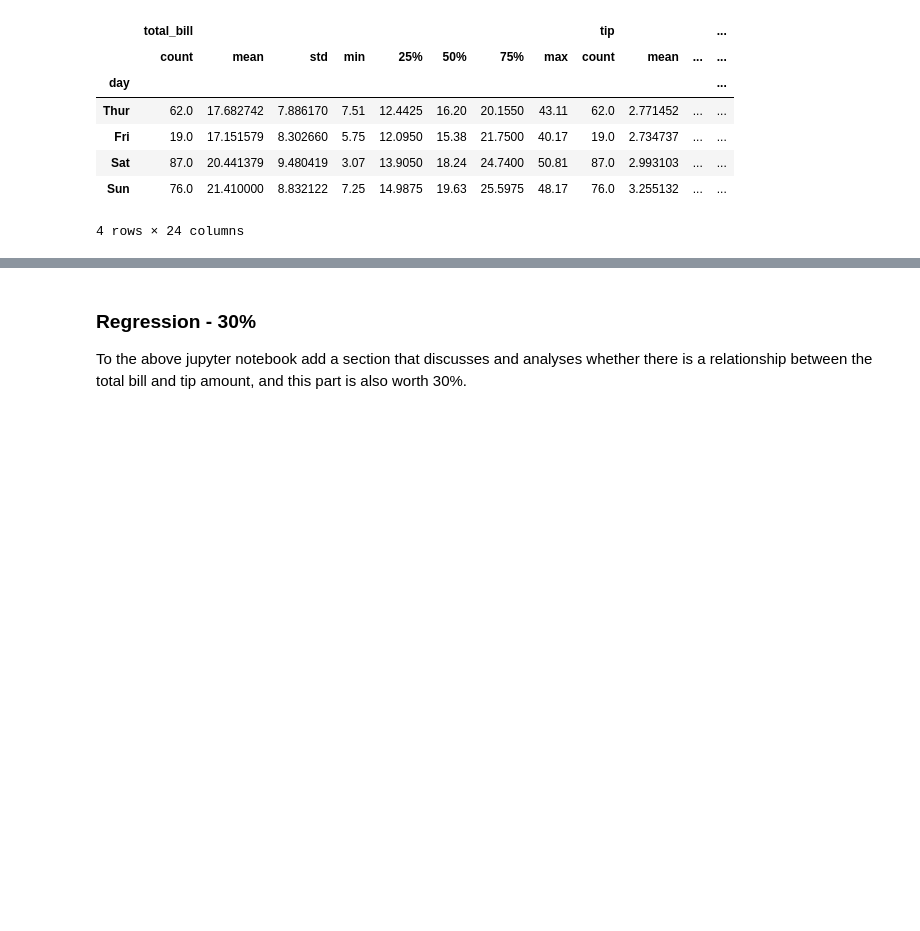
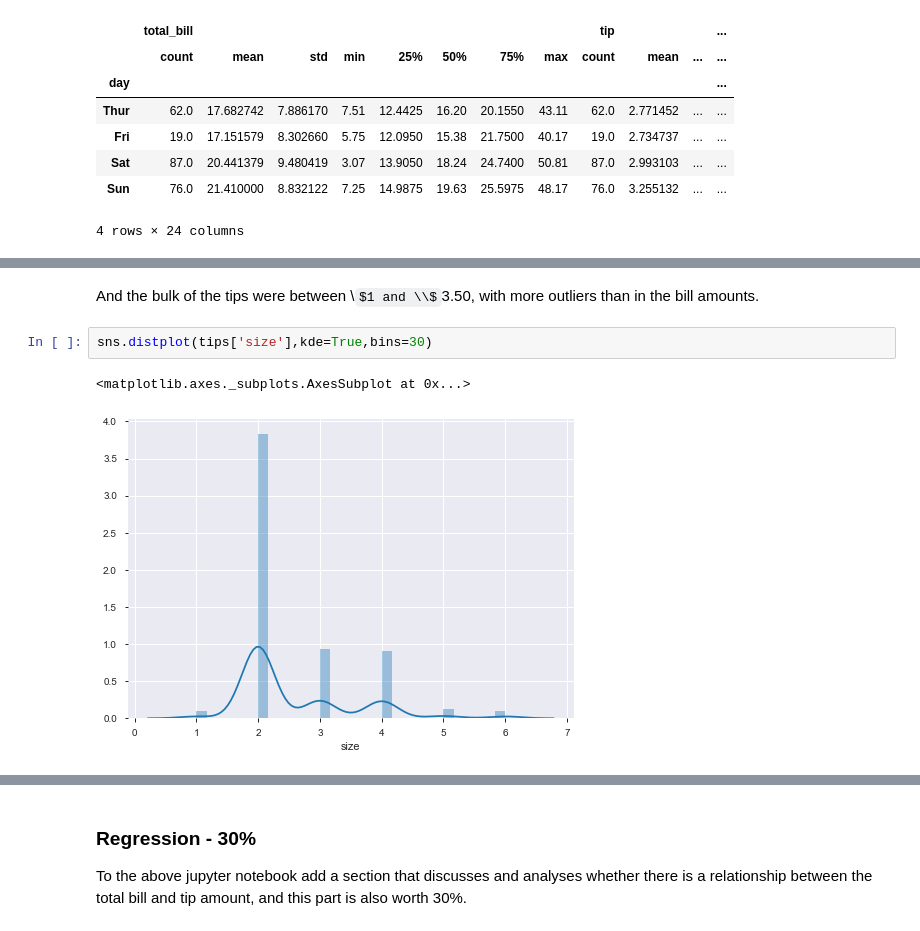
Before and after one commit to YBrady/FDA-Project, a Jupyter notebook: FDA Tips Project.ipynb, the cells around one changed output, grey strips where cells are left out. Drawn from its saved outputs; the diff is of its cells as text; some formulas as TeX source; blank space fills up the shorter version.

```diff
--- a/FDA Tips Project.ipynb
+++ b/FDA Tips Project.ipynb
@@ -230,0 +289,7 @@ tips.groupby("day").describe()
+# %% [markdown]
+And the bulk of the tips were between \\$1 and \\$3.50, with more outliers than in the bill amounts.
+# %%
+sns.distplot(tips['size'],kde=True,bins=30)
+# %% [output]
+<matplotlib.axes._subplots.AxesSubplot at 0x...>
+[figure, added]
```
Also changed, not shown: parts of 19 cells of this notebook.
